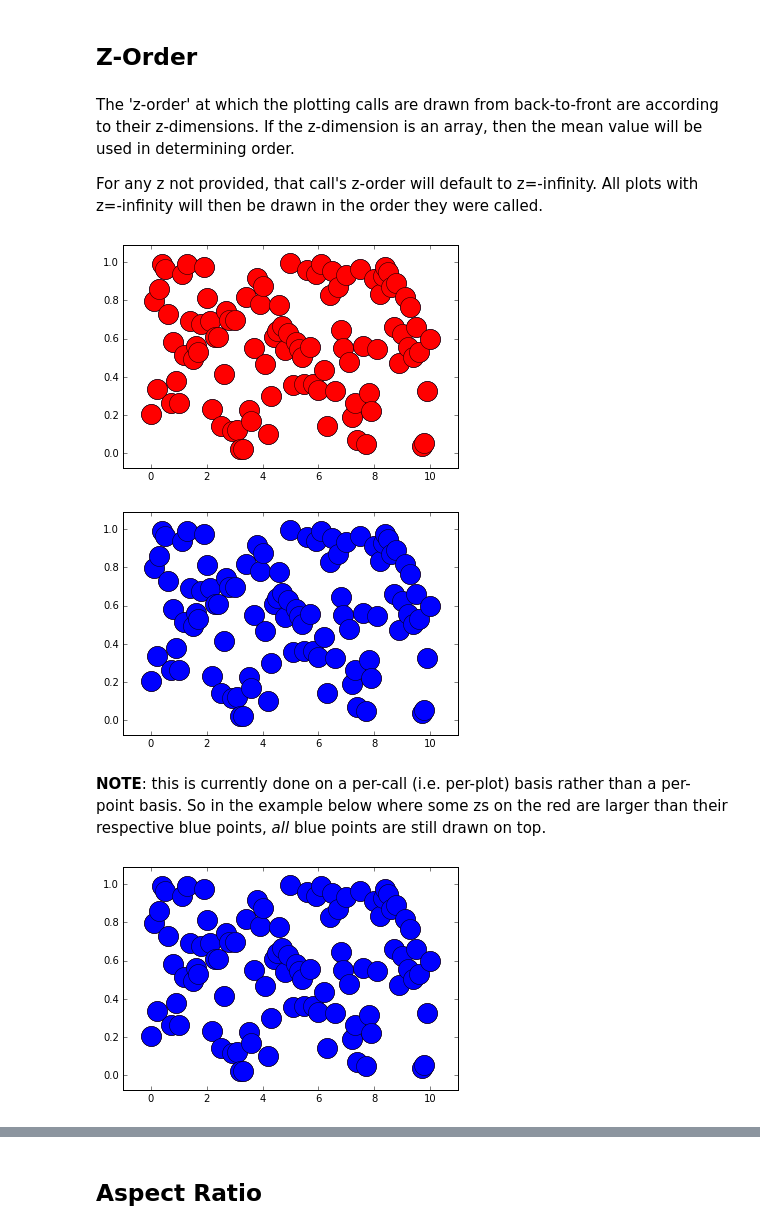
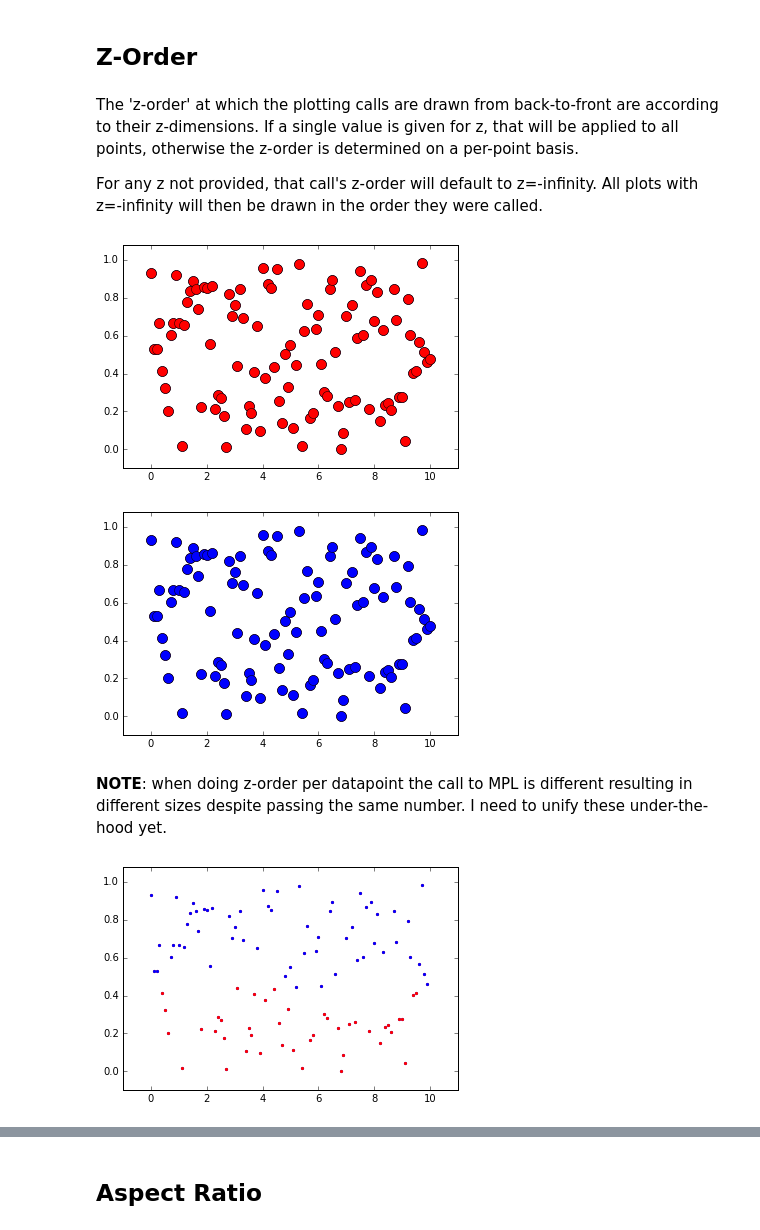
Before and after one commit to kecnry/autofig, a Jupyter notebook: examples/autofig_basics.ipynb, the cells around one changed output, grey strips where cells are left out. Drawn from its saved outputs; the diff is of its cells as text; code cells hidden in the pictures.

Commit message:
update tutorial with z-order changes

```diff
--- a/examples/autofig_basics.ipynb
+++ b/examples/autofig_basics.ipynb
@@ -211,26 +211,26 @@ autofig.plot(x=x, y=y+2, c=3*c, clabel='other thing', cmap='cool', cslim=(0,3),
 # %% [markdown]
 ## Z-Order
 # %% [markdown]
-The 'z-order' at which the plotting calls are drawn from back-to-front are according to their z-dimensions.  If the z-dimension is an array, then the mean value will be used in determining order.
+The 'z-order' at which the plotting calls are drawn from back-to-front are according to their z-dimensions.  If a single value is given for z, that will be applied to all points, otherwise the z-order is determined on a per-point basis.
 
 For any z not provided, that call's z-order will default to z=-infinity.  All plots with z=-infinity will then be drawn in the order they were called.
 # %%
 autofig.reset()
-autofig.plot(x=x, y=y, z=10, c='red', marker='o', s=4, linestyle='none')
-autofig.plot(x=x, y=y, z=5, c='blue', marker='o', s=4, linestyle='none', show=True)
+autofig.plot(x=x, y=y, z=10, c='red', marker='o', s=2, linestyle='none')
+autofig.plot(x=x, y=y, z=5, c='blue', marker='o', s=2, linestyle='none', show=True)
 # %% [output]
-[figure, old version]
+[figure, new version]
 # %%
 autofig.reset()
-autofig.plot(x=x, y=y, z=5, c='red', marker='o', s=4, linestyle='none')
-autofig.plot(x=x, y=y, z=10, c='blue', marker='o', s=4, linestyle='none', show=True)
+autofig.plot(x=x, y=y, z=5, c='red', marker='o', s=2, linestyle='none')
+autofig.plot(x=x, y=y, z=10, c='blue', marker='o', s=2, linestyle='none', show=True)
 # %% [output]
-[figure, old version]
+[figure, new version]
-# %% [markdown]
-**NOTE**: this is currently done on a per-call (i.e. per-plot) basis rather than a per-point basis.  So in the example below where some zs on the red are larger than their respective blue points, *all* blue points are still drawn on top.
+# %% [markdown]
+**NOTE**: when doing z-order per datapoint the call to MPL is different resulting in different sizes despite passing the same number.  I need to unify these under-the-hood yet.
 # %%
 autofig.reset()
-autofig.plot(x=x, y=y, z=y, c='red', marker='o', s=4, linestyle='none')
-autofig.plot(x=x, y=y, z=-4+10*y, c='blue', marker='o', s=4, linestyle='none', show=True)
+autofig.plot(x=x, y=y, z=y, c='red', marker='o', linestyle='none', s=2)
+autofig.plot(x=x, y=y, z=-4+10*y, c='blue', marker='o', linestyle='none', s=2, show=True)
 # %% [output]
-[figure, old version]
+[figure, new version]
```
Also changed, not shown: parts of 41 cells of this notebook.
